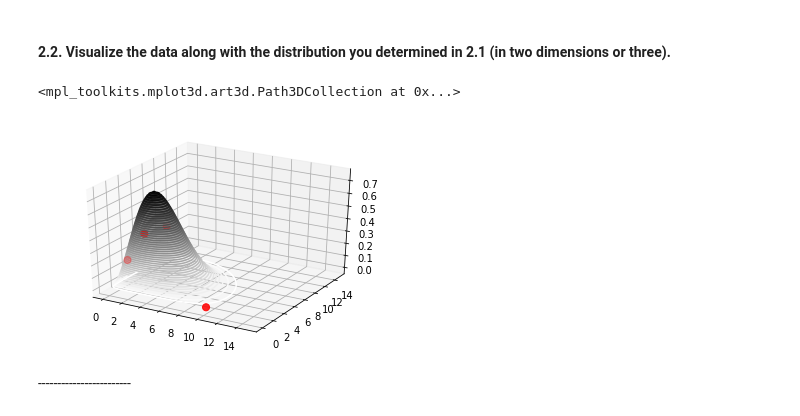
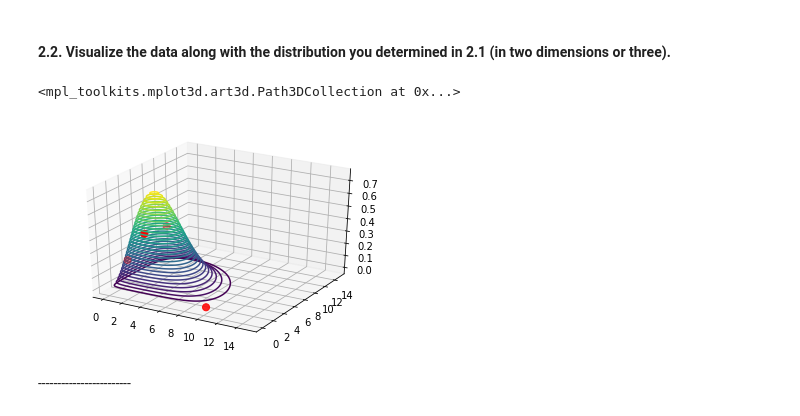
Before and after one commit to ezou20/AM_207_fall_2018, a Jupyter notebook: homeworks/AM207_HW2.ipynb, the cells around one changed output. Cells and saved outputs as stored; diff of their text form; code cells hidden in the pictures.

```diff
--- a/homeworks/AM207_HW2.ipynb
+++ b/homeworks/AM207_HW2.ipynb
@@ -233,21 +235,21 @@ where $n$ is the number of data points. So, for the given data, we have $\lambda
 # %%
 xv = np.array([[0.5,2.5],[3.2,1.3],[2.72,5.84],[10.047,0.354]])
 lb = 2 * len(xv) / (np.sum(np.square(xv)))
 
 def f_X(x):
     return 4 * lb * x[0] * x[1] *np.exp(-lb * np.sum(np.square(x)))
 
 X = np.arange(0,15,0.1)
 Y = np.arange(0,15,0.1)
 XY = np.meshgrid(X,Y)
 Z = np.apply_along_axis(f_X, 0, XY)
 fig = plt.figure()
 ax = plt.axes(projection='3d')
-ax.contour3D(X, Y, Z, 50, cmap='binary')
+ax.contour3D(X, Y, Z, 30, cmap='viridis')
 ax.scatter(xv.T[0],xv.T[1],np.apply_along_axis(f_X,1,xv), s = 50, c="red")
 # %% [output]
 <mpl_toolkits.mplot3d.art3d.Path3DCollection at 0x...>
-[figure, old version]
+[figure, new version]
 # %% [markdown]
 <div class="answer-separator">
 ------------------------
```
Also changed, not shown: parts of 11 cells of this notebook, 1 other file.
